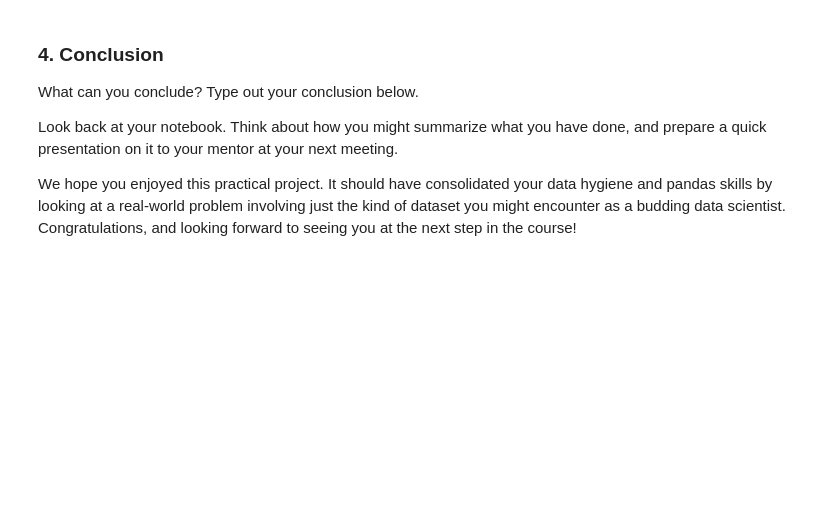
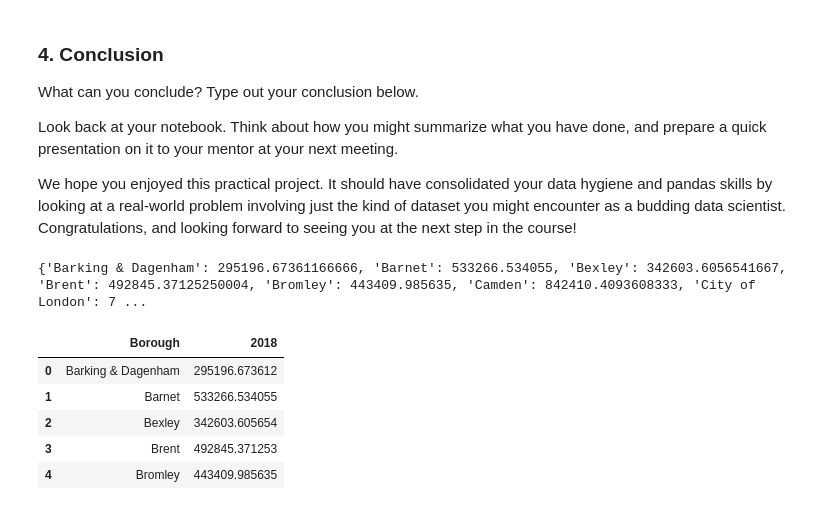
Before and after one commit to jdc17/Data-Science-Career-Track, a Jupyter notebook: Unit 4 Challenge - Tier 3.ipynb, the cells around one changed output. Saved outputs shown, nothing was run; the diff lists cells and outputs as text; code cells hidden in the pictures; blank space fills up the shorter version.

```diff
--- a/Unit 4 Challenge - Tier 3.ipynb
+++ b/Unit 4 Challenge - Tier 3.ipynb
@@ -528,9 +528,9 @@ Bear in mind: you don't have to write a function like this if you don't want to.
 ***Hint***: This section should test the skills you acquired in:
 - Python Data Science Toolbox - Part One, all modules
 # %%
-def create_price_ratio(price):
-    average_price_1998 = float(price['Average_price'][price['Year']==1998])
-    average_price_2018 = float(price['Average_price'][price['Year']==2018])
+def create_price_ratio(check_borough):
+    average_price_1998 = float(check_borough['Average_price'][check_borough['Year']==1998])
+    average_price_2018 = float(check_borough['Average_price'][check_borough['Year']==2018])
     price_ratio = [average_price_2018/average_price_1998]
     return price_ratio
 # %%
@@ -624,0 +631,7 @@ We hope you enjoyed this practical project. It should have consolidated your dat
+# %%
+for b in dfg['London_Borough'].unique():
+    borough = dfg[dfg['London_Borough'] == b]
+    final[b] = get_price(borough)
+print(final)
+# %% [output]
+{'Barking & Dagenham': 295196.67361166666, 'Barnet': 533266.534055, 'Bexley': 342603.6056541667, 'Brent': 492845.37125250004, 'Bromley': 443409.985635, 'Camden': 842410.4093608333, 'City of London': 7 ...
@@ -624,0 +640,9 @@ We hope you enjoyed this practical project. It should have consolidated your dat
+# %%
+df_price.head()
+# %% [output]
+|  | Borough | 2018 |
+| 0 | Barking & Dagenham | 295196.673612 |
+| 1 | Barnet | 533266.534055 |
+| 2 | Bexley | 342603.605654 |
+| 3 | Brent | 492845.371253 |
+| 4 | Bromley | 443409.985635 |
```
Also changed, not shown: parts of 18 cells of this notebook.
